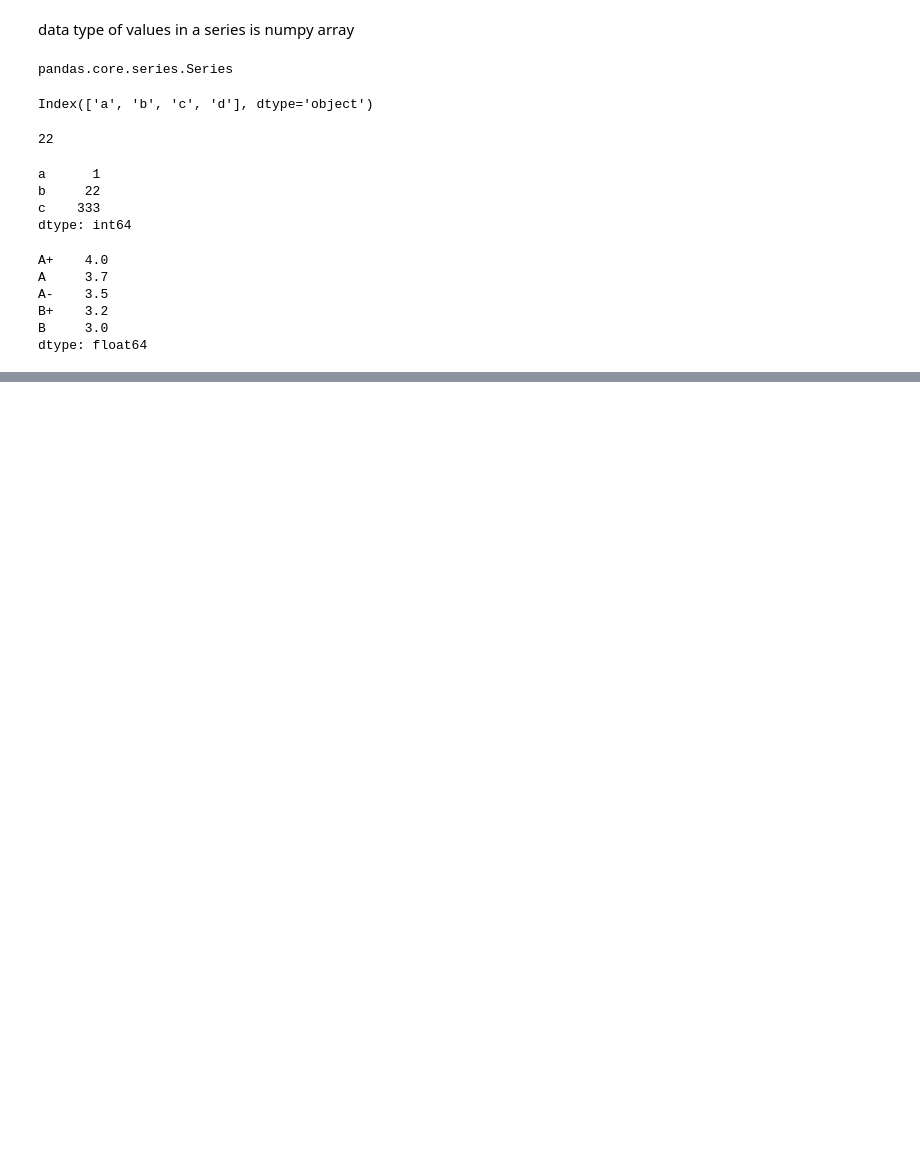
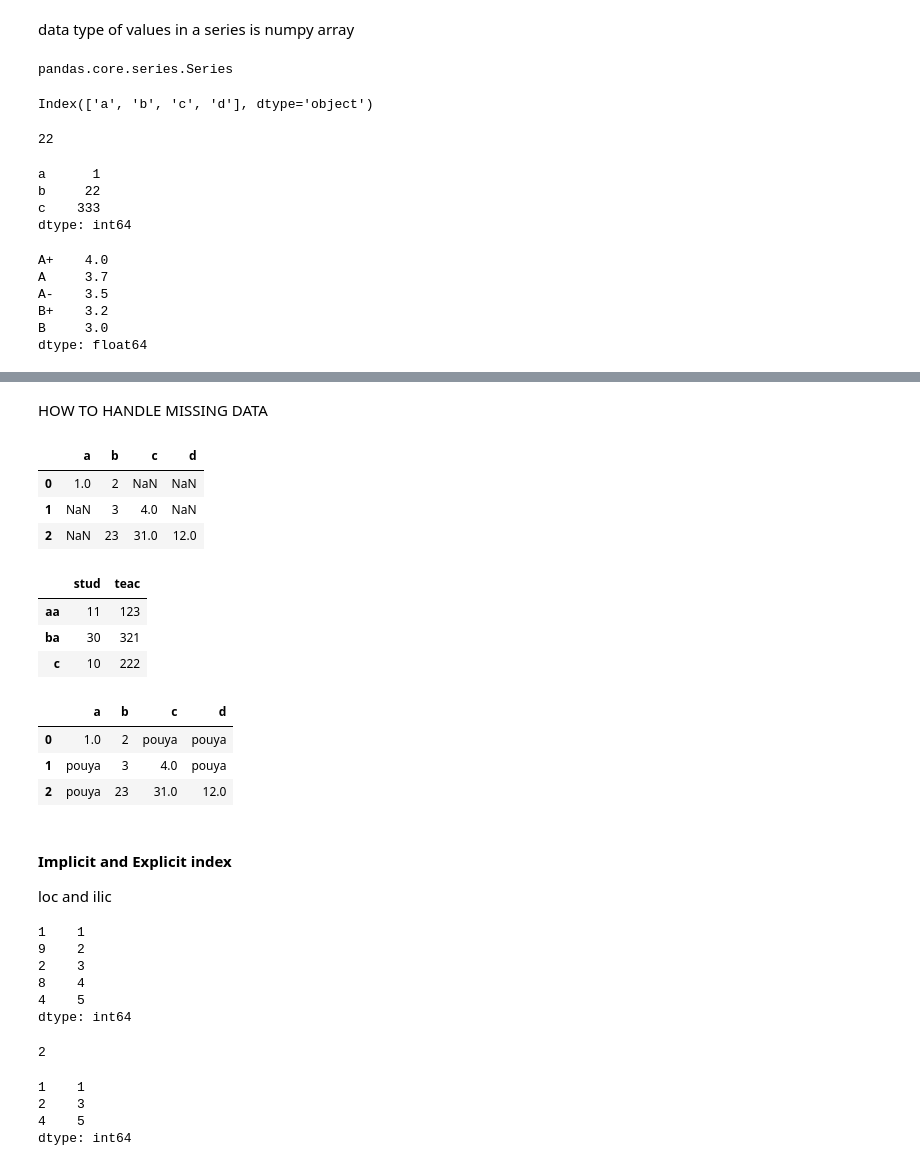
Before and after one commit to mirpouya/Basics-of-ML, a Jupyter notebook: Basics_of_Pandas.ipynb, the cells around one changed output, grey strips where cells are left out. Saved outputs shown, nothing was run; the diff lists cells and outputs as text; code cells hidden in the pictures; blank space fills up the shorter version.

```diff
--- a/Basics_of_Pandas.ipynb
+++ b/Basics_of_Pandas.ipynb
@@ -62,0 +105,29 @@ dtype: float64
+# %% [markdown]
+HOW TO HANDLE MISSING DATA
+# %%
+# creating a dataframe
+
+mis_df = pd.DataFrame([{"a":1, "b":2}, {"b":3,"c":4}, {"b":23, "c":31, "d":12}])
+mis_df
+# %% [output]
+|  | a | b | c | d |
+| 0 | 1.0 | 2 | NaN | NaN |
+| 1 | NaN | 3 | 4.0 | NaN |
+| 2 | NaN | 23 | 31.0 | 12.0 |
+# %%
+temp_df = pd.DataFrame({"stud":{"aa":11, "ba":30, "c":10}, "teac":{"aa":123, "ba":321, "c":222}})
+temp_df
+# %% [output]
+|  | stud | teac |
+| aa | 11 | 123 |
+| ba | 30 | 321 |
+| c | 10 | 222 |
+# %%
+# filling missing values with something
+
+mis_df.fillna("pouya")
+# %% [output]
+|  | a | b | c | d |
+| 0 | 1.0 | 2 | pouya | pouya |
+| 1 | pouya | 3 | 4.0 | pouya |
+| 2 | pouya | 23 | 31.0 | 12.0 |
@@ -62,0 +136,24 @@ dtype: float64
+# %% [markdown]
+<h4> Implicit and Explicit index </h4>
+loc and ilic
+# %%
+temp_df = pd.Series([1,2,3,4,5], index=[1,9,2,8,4])
+temp_df
+# %% [output]
+1    1
+9    2
+2    3
+8    4
+4    5
+dtype: int64
+# %%
+temp_df.loc[9]
+# %% [output]
+2
+# %%
+temp_df.loc[[1,2,4]]
+# %% [output]
+1    1
+2    3
+4    5
+dtype: int64
```
Also changed, not shown: parts of 11 cells of this notebook.
